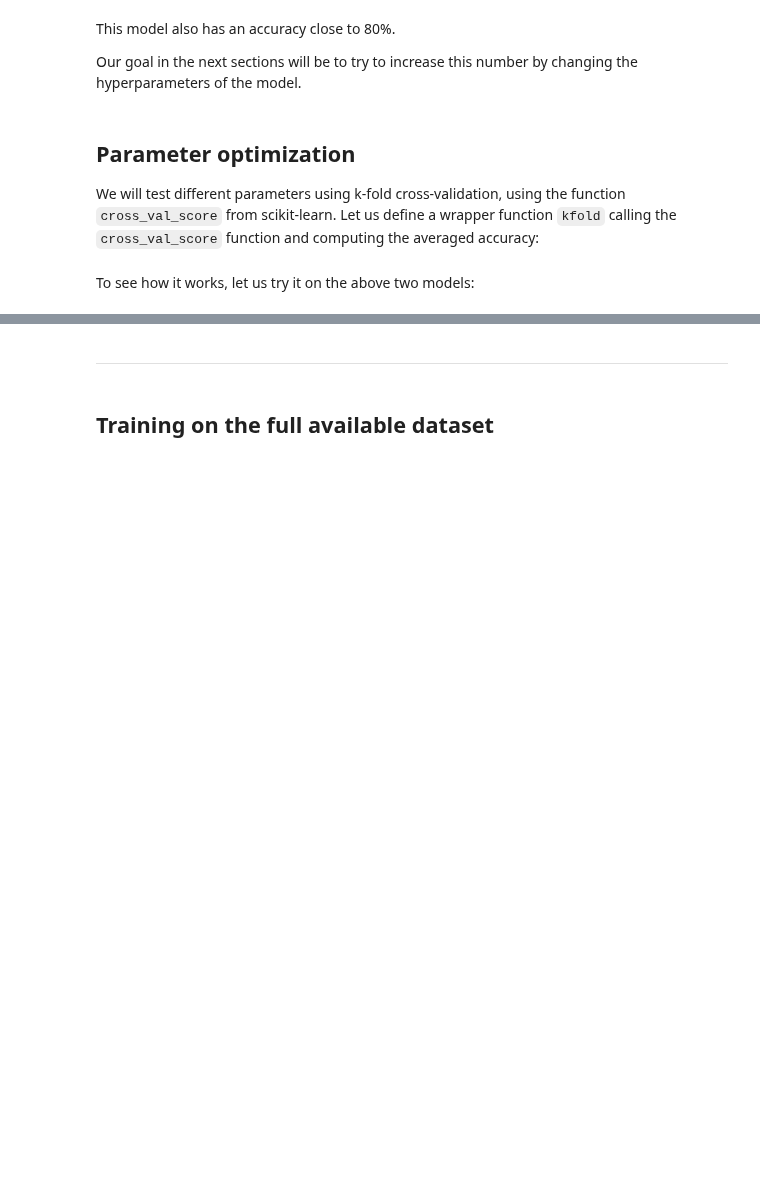
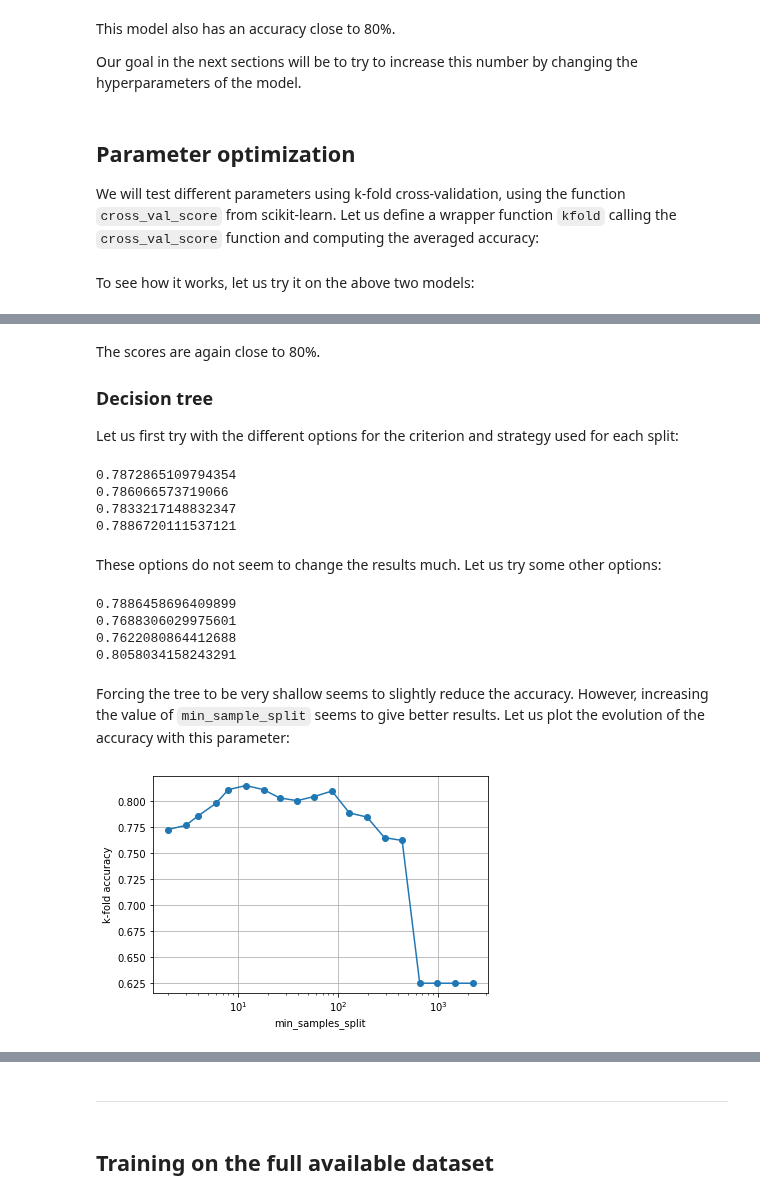
Before and after one commit to FlorentCLMichel/learning_data_science, a Jupyter notebook: Projects_Jupyter/Kaggle_Titanic.ipynb, the cells around one changed output, grey strips where cells are left out. Saved outputs shown, nothing was run; the diff lists cells and outputs as text; code cells hidden in the pictures; blank space fills up the shorter version.

Commit message:
Parameter optimization for the decision tree

```diff
--- a/Projects_Jupyter/Kaggle_Titanic.ipynb
+++ b/Projects_Jupyter/Kaggle_Titanic.ipynb
@@ -663,0 +662,57 @@ The scores are again close to 80%.
+# %% [markdown]
+The scores are again close to 80%.
+
+### Decision tree
+
+Let us first try with the different options for the criterion and strategy used for each split:
+# %%
+options = [{'criterion': 'gini', 'splitter': 'best'},
+           {'criterion': 'gini', 'splitter': 'random'},
+           {'criterion': 'entropy', 'splitter': 'best'},
+           {'criterion': 'entropy', 'splitter': 'random'}
+          ]
+for opt in options:
+    model = tree.DecisionTreeClassifier(**opt)
+    print(kfold(model))
+# %% [output]
+0.7872865109794354
+0.786066573719066
+0.7833217148832347
+0.7886720111537121
+# %% [markdown]
+These options do not seem to change the results much.
+Let us try some other options:
+# %%
+options = [{'max_features': 'sqrt'},
+           {'max_features': 1},
+           {'max_depth': 1},
+           {'min_samples_split': 10},
+          ]
+for opt in options:
+    model = tree.DecisionTreeClassifier(**opt)
+    print(kfold(model))
+# %% [output]
+0.7886458696409899
+0.7688306029975601
+0.7622080864412688
+0.8058034158243291
+# %% [markdown]
+Forcing the tree to be very shallow seems to slightly reduce the accuracy.
+However, increasing the value of `min_sample_split` seems to give better results.
+Let us plot the evolution of the accuracy with this parameter:
+# %%
+vals_sample_split = [1+int(1.5**i) for i in range(1,20)]
+
+acc = []
+for min_samples_split in vals_sample_split:
+    model = tree.DecisionTreeClassifier(min_samples_split = min_samples_split)
+    acc.append(kfold(model))
+
+plt.plot(vals_sample_split, acc, '-o')
+plt.xscale('log')
+plt.xlabel('min_samples_split')
+plt.ylabel('k-fold accuracy')
+plt.grid()
+plt.show()
+# %% [output]
+[figure, added]
```
Also changed, not shown: parts of 11 cells of this notebook.
